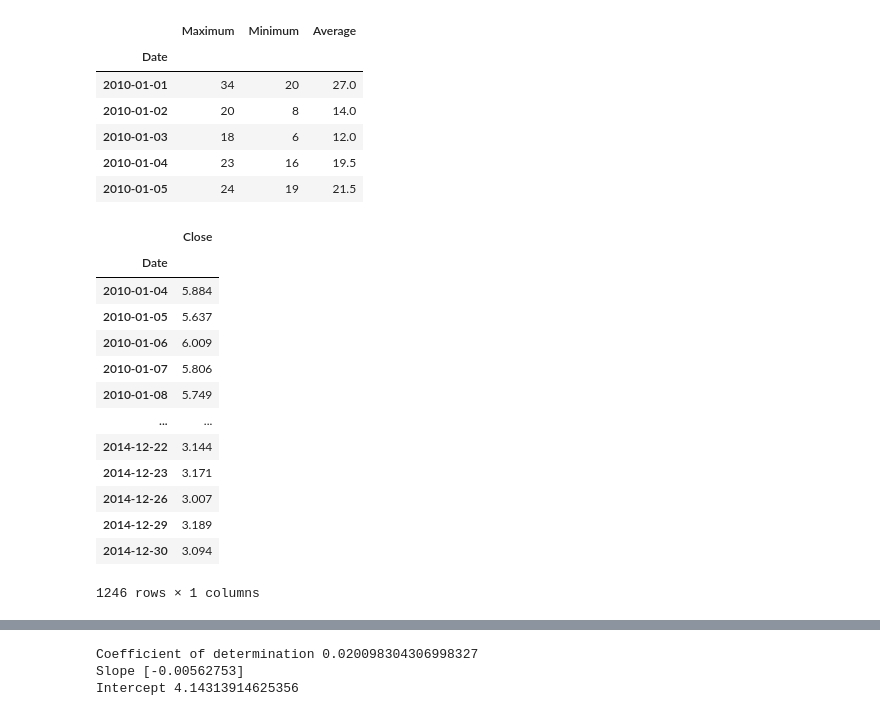
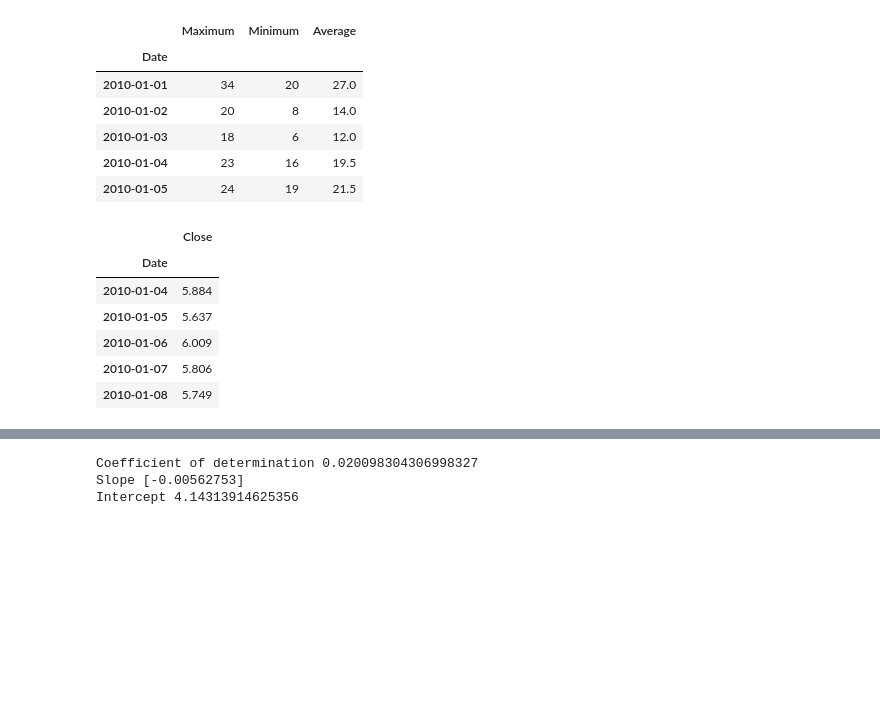
Before and after one commit to SabahatJK/EDA_NG, a Jupyter notebook: Starter Code_DR.ipynb, the cells around one changed output, grey strips where cells are left out. Saved outputs shown, nothing was run; the diff lists cells and outputs as text; code cells hidden in the pictures; blank space fills up the shorter version.

```diff
--- a/Starter Code_DR.ipynb
+++ b/Starter Code_DR.ipynb
@@ -47,26 +47,19 @@ df_weather.head()
 # %%
 # Reading Natural gas data and convert it to dataframe
 #Data cleanup
 #describe()
 
 df_historic = yfinance_tickers_data("NG=F", start_date, end_date)
 #df_historic = df_historic.drop(["Open", "High", "Low", "Volume", "Dividends", "Stock Splits" ], axis=1)
-df_historic
+df_historic.head()
 # %% [output]
 |  | Close |
 | Date |  |
 | 2010-01-04 | 5.884 |
 | 2010-01-05 | 5.637 |
 | 2010-01-06 | 6.009 |
 | 2010-01-07 | 5.806 |
 | 2010-01-08 | 5.749 |
-| ... | ... |
-| 2014-12-22 | 3.144 |
-| 2014-12-23 | 3.171 |
-| 2014-12-26 | 3.007 |
-| 2014-12-29 | 3.189 |
-| 2014-12-30 | 3.094 |
-1246 rows × 1 columns
 # %%
 #Return close prices of Natural gas and Average temp
 # %%
```
Also changed, not shown: parts of 6 cells of this notebook.
